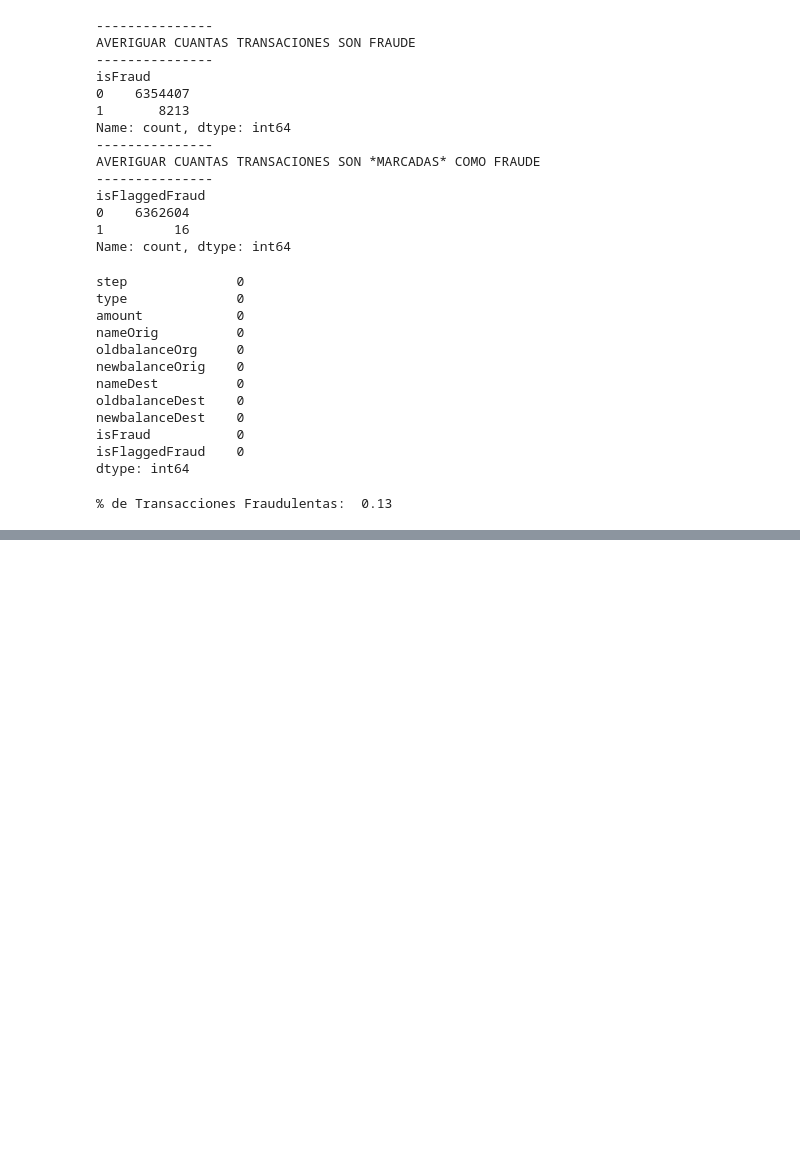
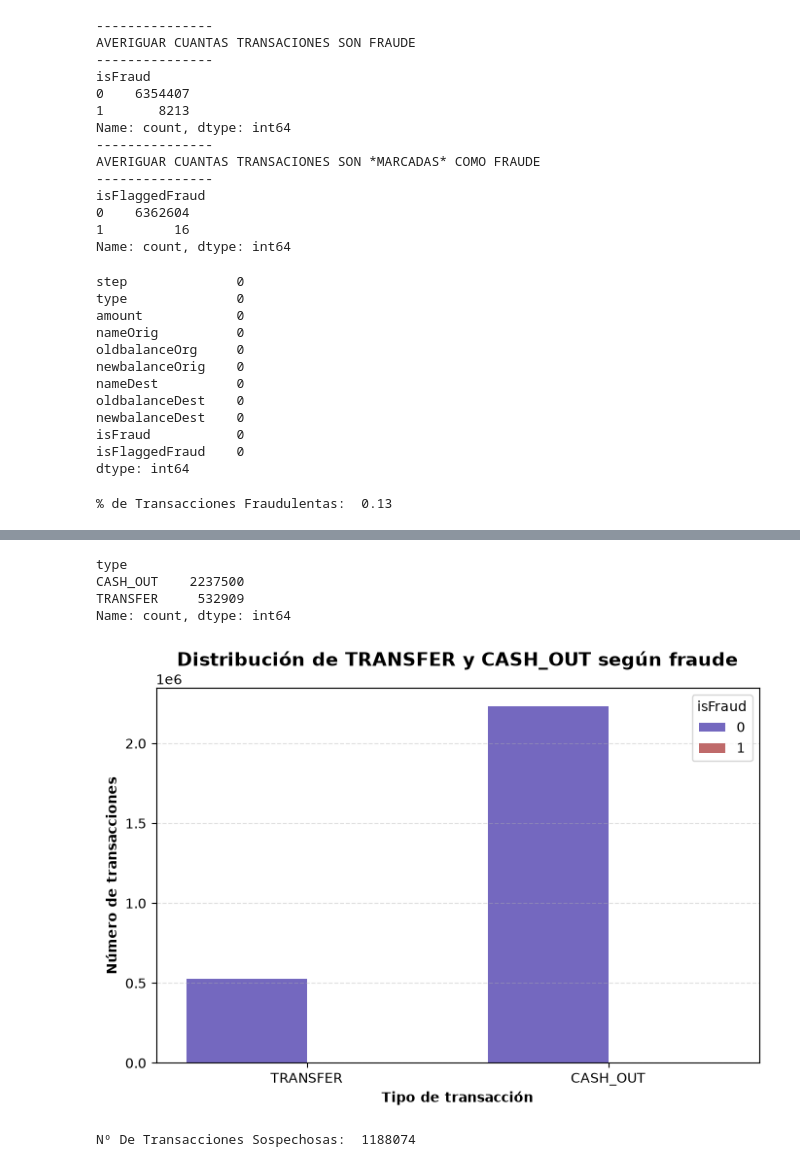
Before and after one commit to carmele9/AML_Detection_Project, a Jupyter notebook: notebooks/analysis.ipynb, the cells around one changed output, grey strips where cells are left out. Cells and saved outputs as stored; diff of their text form; code cells hidden in the pictures; blank space fills up the shorter version.

```diff
--- a/notebooks/analysis.ipynb
+++ b/notebooks/analysis.ipynb
@@ -127,0 +283,3 @@ fig.write_image("../images/tipos_de_transacciones.png")
+# %%
+# No hace falta la columna step
+df.drop(columns = 'step', inplace=True)
@@ -127,0 +338,34 @@ fig.write_image("../images/tipos_de_transacciones.png")
+# %%
+#---------------
+# ANALIZAR LA DISTRIBUCIÓN DE FRAUDE EN CASH OUT Y TRANSFER
+#---------------
+
+df_fraud_type = df[df['type'].isin(['TRANSFER', 'CASH_OUT'])]
+
+print(df_fraud_type['type'].value_counts())
+# %% [output]
+type
+CASH_OUT    2237500
+TRANSFER     532909
+Name: count, dtype: int64
+# %%
+plt.figure(figsize=(8,5))
+
+sns.countplot(
+    data=df_fraud_type,
+    x="type",
+    hue="isFraud",
+    palette=["slateblue", "indianred"]
+)
+
+plt.title("Distribución de TRANSFER y CASH_OUT según fraude",
+          fontsize=14, fontweight="bold")
+
+plt.xlabel("Tipo de transacción", fontsize=10, fontweight="bold")
+plt.ylabel("Número de transacciones", fontsize=10, fontweight="bold")
+
+plt.grid(axis="y", linestyle="--", alpha=0.4)
+
+plt.show()
+# %% [output]
+[figure, added]
@@ -127,0 +401,14 @@ fig.write_image("../images/tipos_de_transacciones.png")
+# %%
+#---------------
+# ANALUZAR CUENTAS SOSPECHOSAS - AQUELLAS QUE QUEDAN A 0 DESPUÉS DE TRANFERENCIA
+#---------------
+
+cero_despues_transfer = df[
+    (df['oldbalanceOrg'] > 0) &
+    (df['newbalanceOrig'] == 0) &
+    (df['type'].isin(['TRANSFER', 'CASH_OUT']))
+]
+
+print('Nº De Transacciones Sospechosas: ', len(cero_despues_transfer))
+# %% [output]
+Nº De Transacciones Sospechosas:  1188074
```
Also changed, not shown: parts of 13 cells of this notebook, 2 other files.
